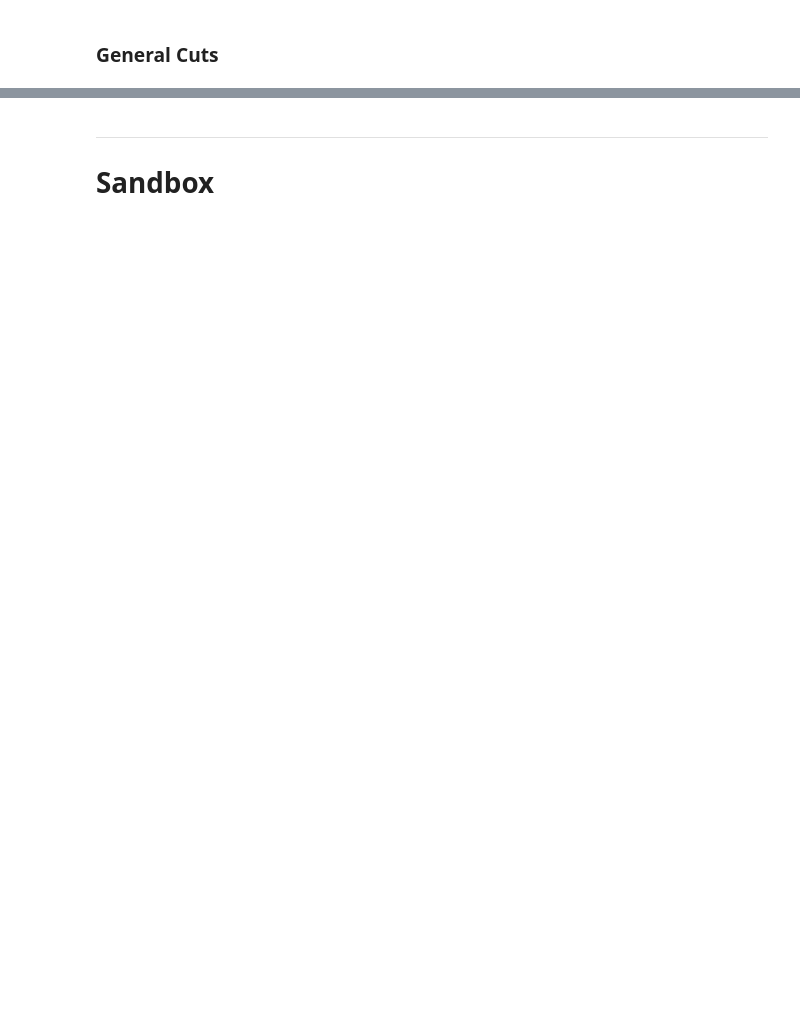
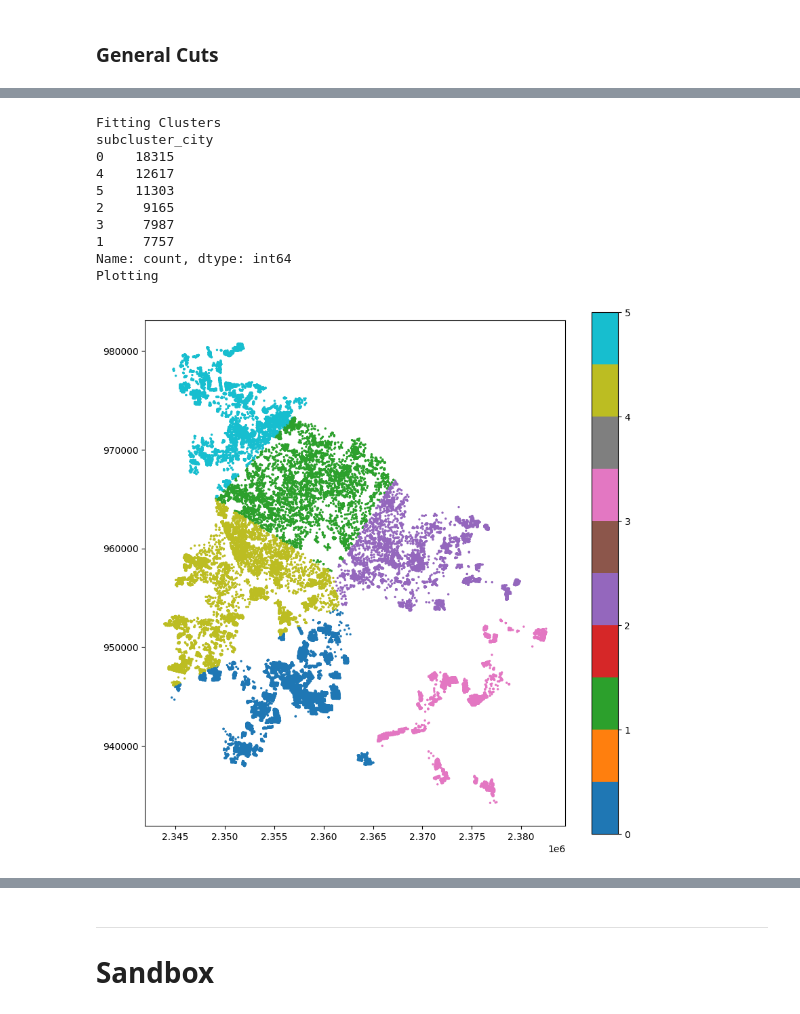
Before and after one commit to romanAVJ/mds-research-stay, a Jupyter notebook: src/P1_PRE_EDA/s6_competitors.ipynb, the cells around one changed output, grey strips where cells are left out. Cells and saved outputs as stored; diff of their text form; code cells hidden in the pictures; blank space fills up the shorter version.

```diff
--- a/src/P1_PRE_EDA/s6_competitors.ipynb
+++ b/src/P1_PRE_EDA/s6_competitors.ipynb
@@ -317,3 +355,15 @@ subclusterize_city(gdf_properties, city_cluster=12, n_clusters=5)
 # %%
-# to cdmx
-subclusterize_city(gdf_properties, city_cluster=21, n_clusters=3)
+# to edomex
+subclusterize_city(gdf_properties, city_cluster=21, n_clusters=6)
+# %% [output]
+Fitting Clusters
+subcluster_city
+0    18315
+4    12617
+5    11303
+2     9165
+3     7987
+1     7757
+Name: count, dtype: int64
+Plotting
+[figure, added]
```
Also changed, not shown: parts of 79 cells of this notebook, 1 other file.
